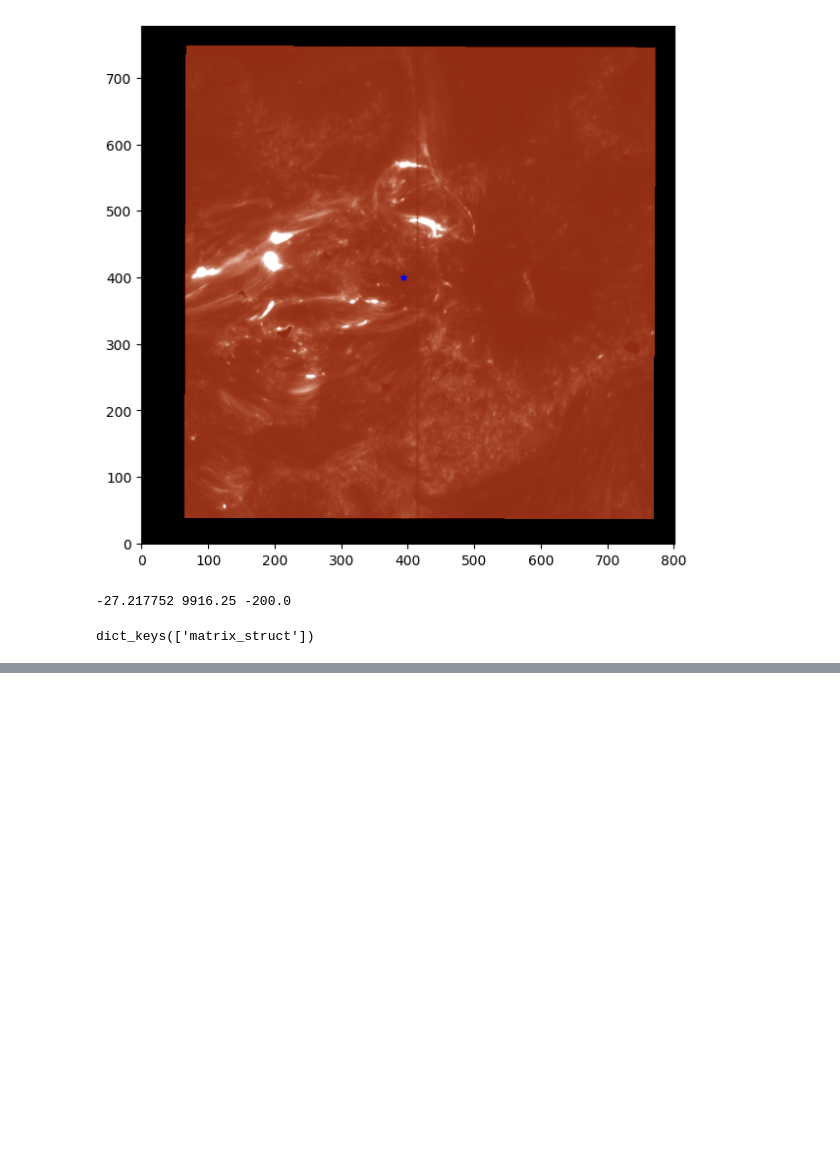
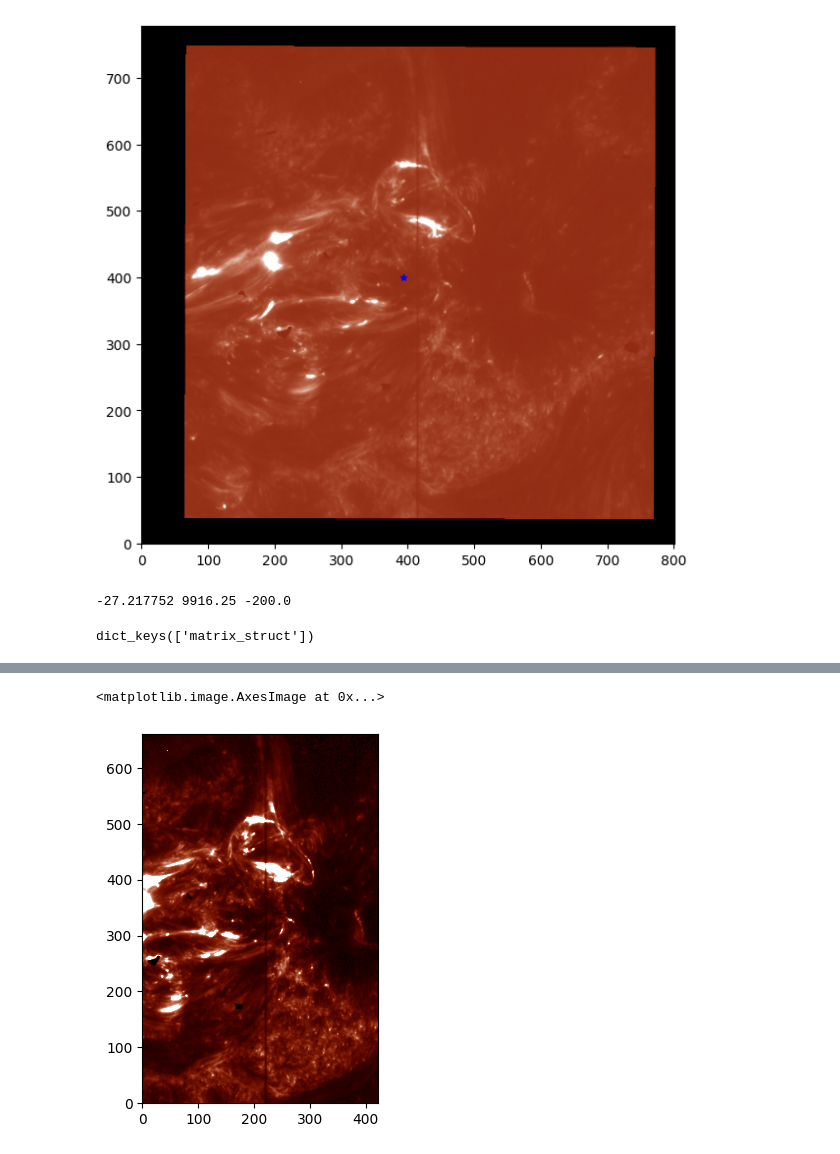
Before and after one commit to xiaosjh/reconnection, a Jupyter notebook: iris_analysis.ipynb, the cells around one changed output, grey strips where cells are left out. Cells and saved outputs as stored; diff of their text form; code cells hidden in the pictures; blank space fills up the shorter version.

```diff
--- a/iris_analysis.ipynb
+++ b/iris_analysis.ipynb
@@ -71,0 +145,2 @@ plt.scatter(fig_x,170,marker='*',color='blue')
+# %%
+all_sji_image=readsav(r'D:\Learning\PHD1st\magnetic_reconnecion\data_process\all_sji_image.sav')['matrix_struct']
@@ -71,0 +150,5 @@ plt.scatter(fig_x,170,marker='*',color='blue')
+# %%
+plt.imshow(all_sji_image[799][0],cmap='irissji1400',vmin=0,vmax=20,origin='lower')
+# %% [output]
+<matplotlib.image.AxesImage at 0x...>
+[figure, added]
```
Also changed, not shown: parts of 11 cells of this notebook.
